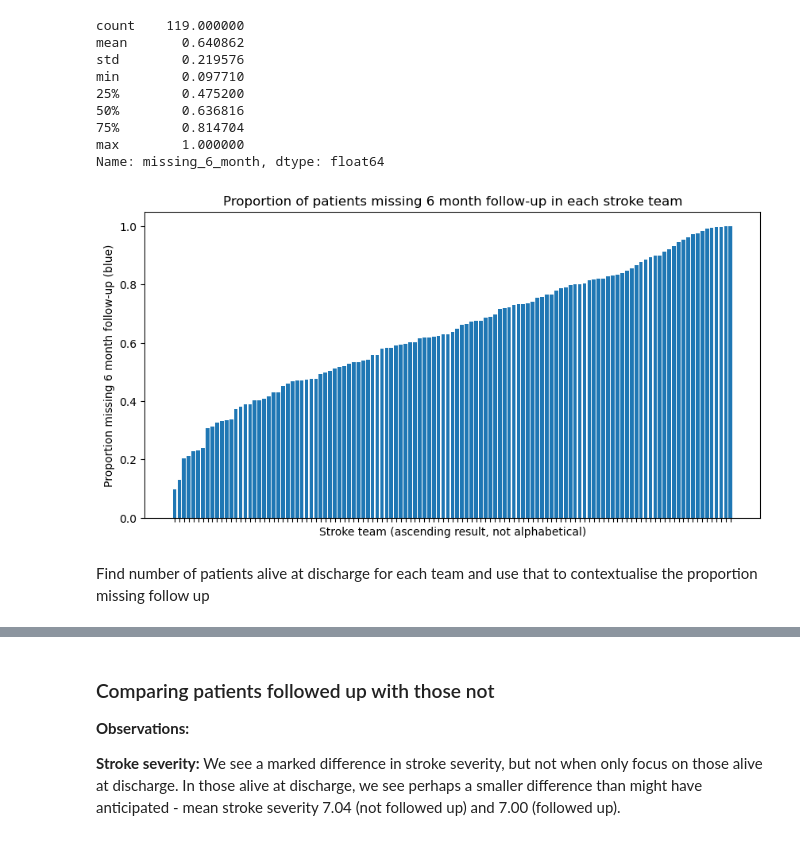
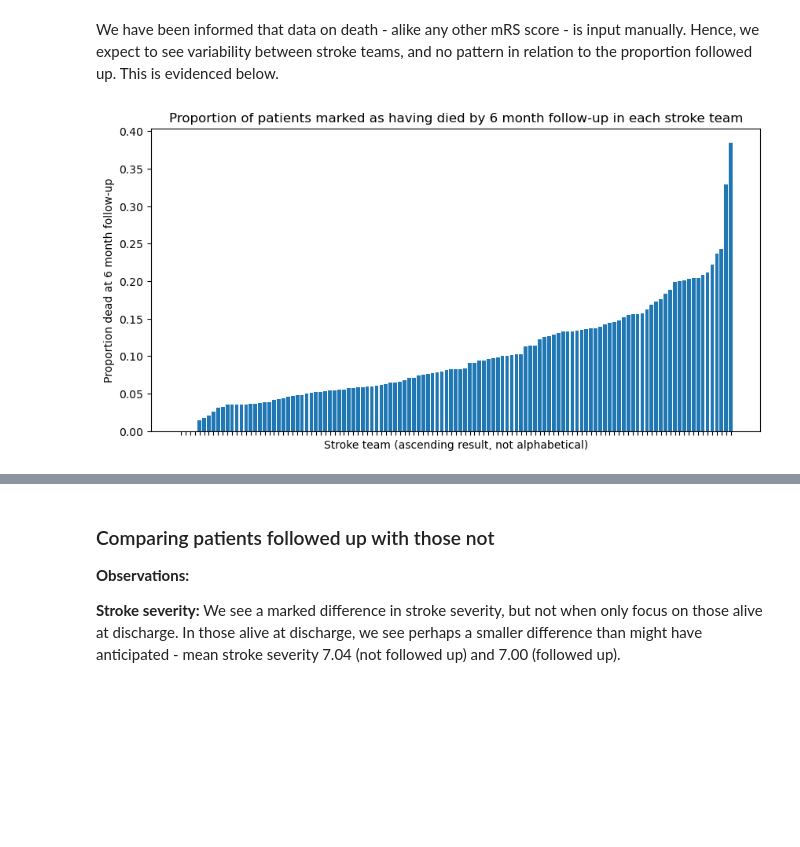
Before and after one commit to samuel-book/samuel_2_data_prep, a Jupyter notebook: descriptive_statistics/disability_6_months.ipynb, the cells around one changed output, grey strips where cells are left out. Saved outputs shown, nothing was run; the diff lists cells and outputs as text; code cells hidden in the pictures; blank space fills up the shorter version.

```diff
--- a/descriptive_statistics/disability_6_months.ipynb
+++ b/descriptive_statistics/disability_6_months.ipynb
@@ -176,0 +100,3 @@ Find proportion of patients who do not have data on disability at 6 months, by s
+# %%
+# Remove patients who were dead at discharge
+data_full_alive = data_full[data_full['death'] == 0].copy()
@@ -177,33 +184,27 @@ Find proportion of patients who do not have data on disability at 6 months, by s
+# %% [markdown]
+We have been informed that data on death - alike any other mRS score - is input manually. Hence, we expect to see variability between stroke teams, and no pattern in relation to the proportion followed up. This is evidenced below.
 # %%
-# Find proportion missing follow up in each team
-team_missing = (data_alive
-                .groupby('stroke_team')['missing_6_month']
-                .mean()
-                .sort_values())
+# Remove patients missing disability at 6 months
+complete_6_month = data_full_alive[['stroke_team',
+                                    'disability_6_month']].dropna()
 
-# Describe the results
-display(team_missing.describe())
+# Create column indicating whether disability was 6 (death) or not
+complete_6_month['death'] = complete_6_month['disability_6_month'] == 6
 
-# Plot completion rate in each team, ascending
+# Find proportion of patients marked as dead at follow up in each team
+team_complete_death = complete_6_month.groupby('stroke_team')['death'].mean()
+team_complete_death.describe()
+
+# Plot proportion marked as having died at follow-up in each team, ascending
 fig, ax = plt.subplots(figsize=(10, 5))
-ax.bar(x=team_missing.index,
-       height=team_missing)
+team_complete_death = team_complete_death.sort_values()
+ax.bar(x=team_complete_death.index,
+       height=team_complete_death)
 ax.set_xlabel('Stroke team (ascending result, not alphabetical)')
-ax.set_ylabel('Proportion missing 6 month follow-up (blue)')
-ax.set_title('Proportion of patients missing 6 month follow-' +
-             'up in each stroke team')
+ax.set_ylabel('Proportion dead at 6 month follow-up')
+ax.set_title('Proportion of patients marked as having died by 6 month ' +
+             'follow-up in each stroke team')
 ax.tick_params(labelbottom=False)
 plt.show()
 # %% [output]
-count    119.000000
-mean       0.640862
-std        0.219576
-min        0.097710
-25%        0.475200
-50%        0.636816
-75%        0.814704
-max        1.000000
-Name: missing_6_month, dtype: float64
-[figure, old version]
+[figure, new version]
-# %% [markdown]
-Find number of patients alive at discharge for each team and use that to contextualise the proportion missing follow up
```
Also changed, not shown: parts of 43 cells of this notebook.
